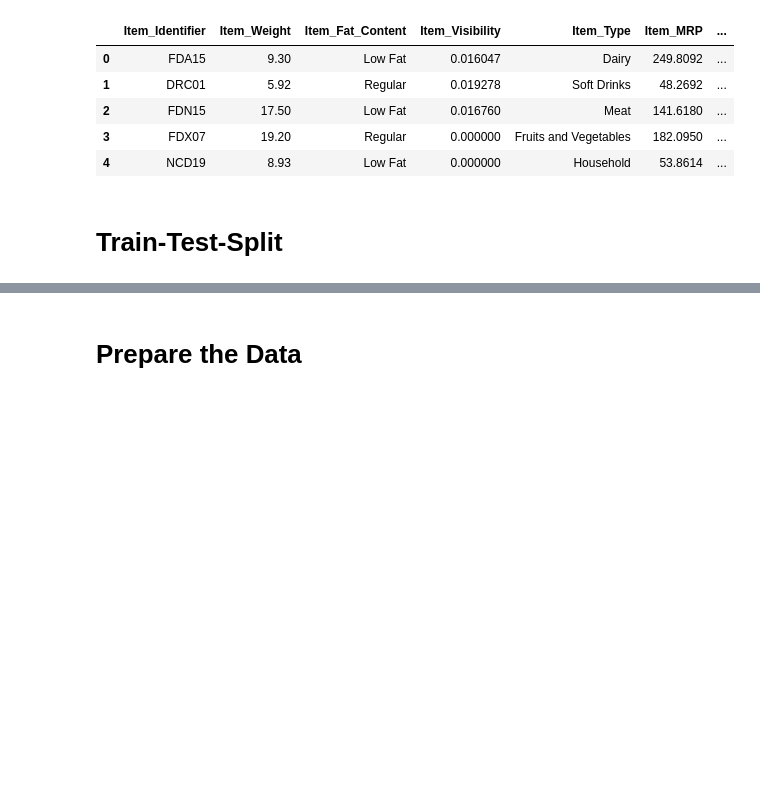
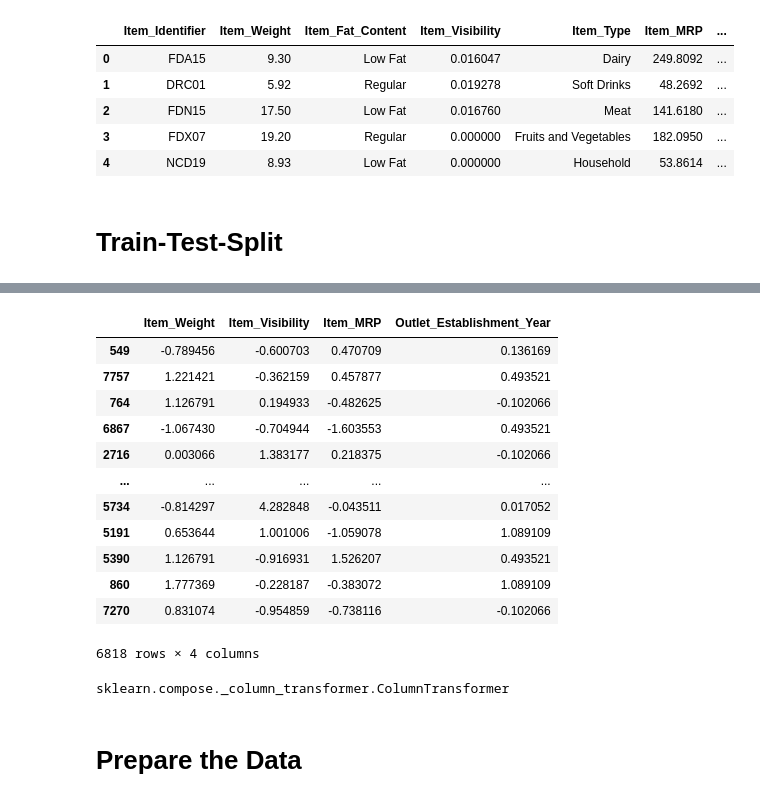
Before and after one commit to davegbade/Prediction-of-Product-Sales, a Jupyter notebook: Project_1_Part_5_(Core).ipynb, the cells around one changed output, grey strips where cells are left out. Cells and saved outputs as stored; diff of their text form; code cells hidden in the pictures; blank space fills up the shorter version.

```diff
--- a/Project_1_Part_5_(Core).ipynb
+++ b/Project_1_Part_5_(Core).ipynb
@@ -742,3 +794,24 @@ X_train, X_test, y_train, y_test = train_test_split(X, y, test_size=0.2, random_
+# %%
+## test num_pipe
+scaler.fit_transform(X_train[num_selector(X_train)])
+# %% [output]
+|  | Item_Weight | Item_Visibility | Item_MRP | Outlet_Establishment_Year |
+| 549 | -0.789456 | -0.600703 | 0.470709 | 0.136169 |
+| 7757 | 1.221421 | -0.362159 | 0.457877 | 0.493521 |
+| 764 | 1.126791 | 0.194933 | -0.482625 | -0.102066 |
+| 6867 | -1.067430 | -0.704944 | -1.603553 | 0.493521 |
+| 2716 | 0.003066 | 1.383177 | 0.218375 | -0.102066 |
+| ... | ... | ... | ... | ... |
+| 5734 | -0.814297 | 4.282848 | -0.043511 | 0.017052 |
+| 5191 | 0.653644 | 1.001006 | -1.059078 | 1.089109 |
+| 5390 | 1.126791 | -0.916931 | 1.526207 | 0.493521 |
+| 860 | 1.777369 | -0.228187 | -0.383072 | 1.089109 |
+| 7270 | 0.831074 | -0.954859 | -0.738116 | -0.102066 |
+6818 rows × 4 columns
+# %%
+type(preprocessor)
+# %% [output]
+sklearn.compose._column_transformer.ColumnTransformer
 # %% [markdown]
 # **Prepare the Data**
 # %% [markdown]
```
Also changed, not shown: parts of 6 cells of this notebook.
